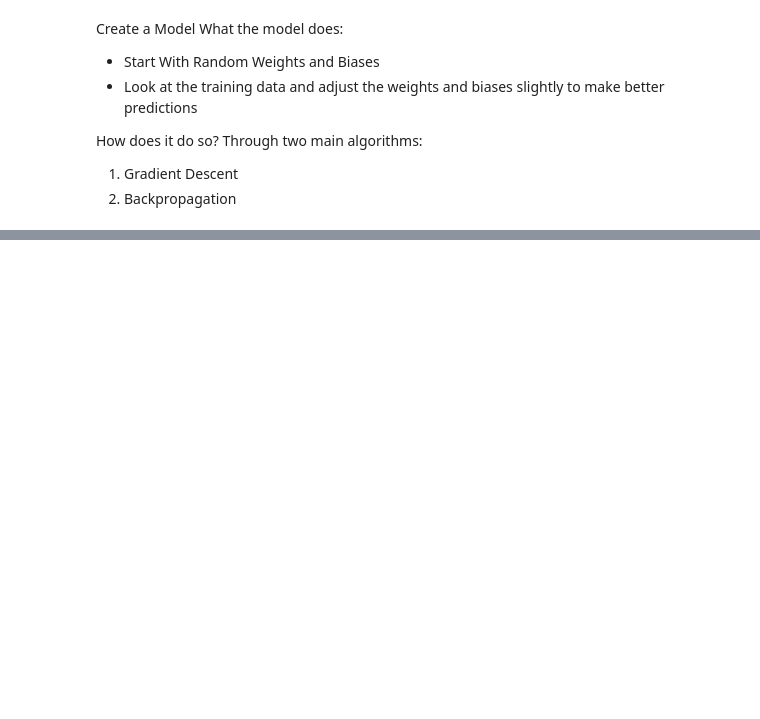
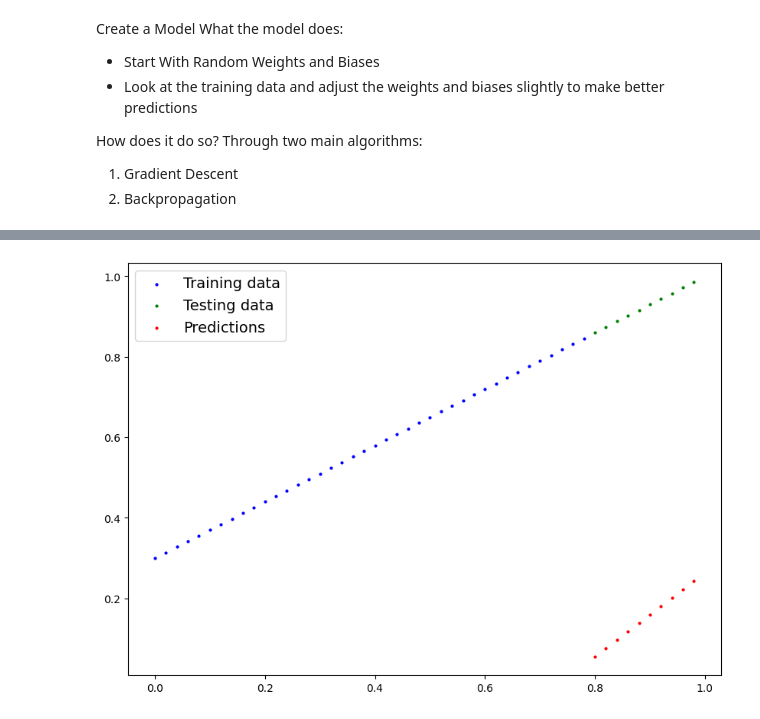
Before and after one commit to DecX-x/Pytorch, a Jupyter notebook: part1.ipynb, the cells around one changed output, grey strips where cells are left out. Saved outputs shown, nothing was run; the diff lists cells and outputs as text; code cells hidden in the pictures; blank space fills up the shorter version.

```diff
--- a/part1.ipynb
+++ b/part1.ipynb
@@ -108,0 +111,9 @@ class LinearRegression(nn.Module):
+# %%
+#create random seed
+torch.manual_seed(51)
+
+#instantiate model
+model0 = LinearRegression()
+
+#Check The Models
+list(model0.parameters())
@@ -108,0 +125,6 @@ class LinearRegression(nn.Module):
+# %%
+#making predictions
+with torch.inference_mode():
+    preds0 = model0(X_test)
+
+preds0
@@ -108,0 +142,4 @@ class LinearRegression(nn.Module):
+# %%
+plot_predictions(predictions=preds0)
+# %% [output]
+[figure, added]
```
Also changed, not shown: parts of 3 cells of this notebook.
